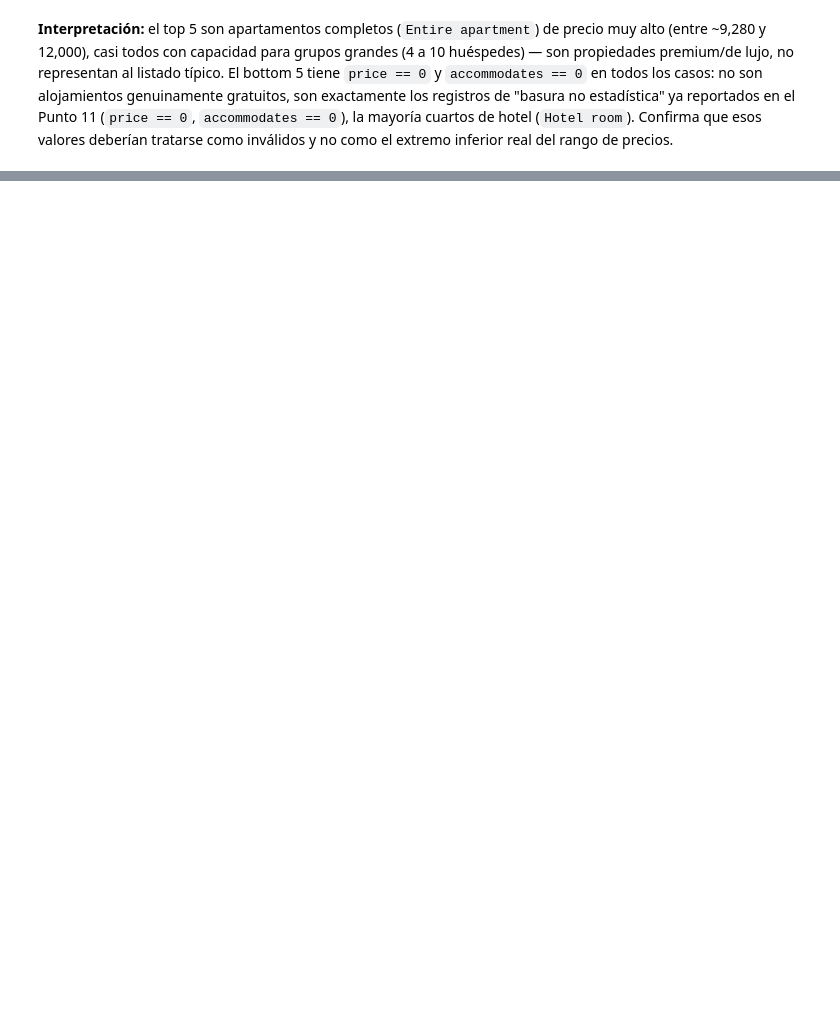
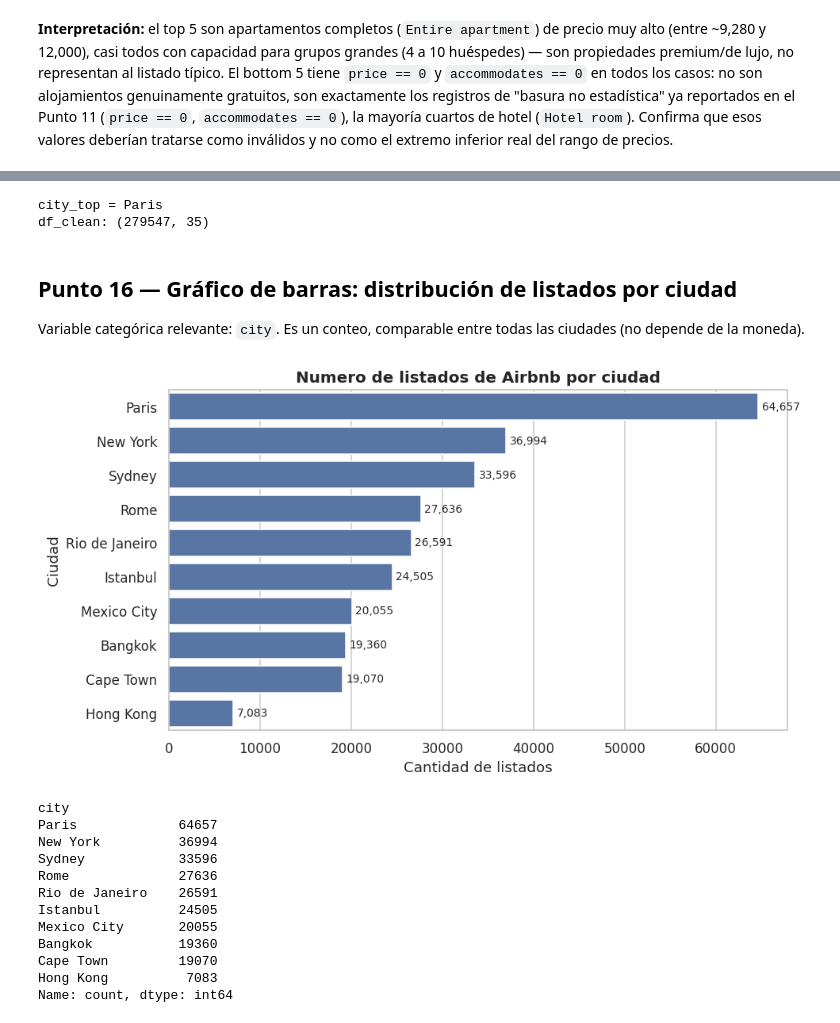
Before and after one commit to kepabonsaeafit/fundamentos-aa-2026, a Jupyter notebook: talleres/workshop1-eda/workshop1_eda.ipynb, the cells around one changed output, grey strips where cells are left out. Cells and saved outputs as stored; diff of their text form; code cells hidden in the pictures; blank space fills up the shorter version.

```diff
--- a/talleres/workshop1-eda/workshop1_eda.ipynb
+++ b/talleres/workshop1-eda/workshop1_eda.ipynb
@@ -798,0 +805,47 @@ Bottom 5 mas baratos en Paris:
+# %%
+# Configuracion comun de las graficas de la Fase 4
+import matplotlib.pyplot as plt
+import seaborn as sns
+
+sns.set_theme(style="whitegrid")
+plt.rcParams["figure.dpi"] = 110
+plt.rcParams["axes.titlesize"] = 13
+plt.rcParams["axes.titleweight"] = "bold"
+
+print("city_top =", city_top)          # definido en la Fase 1 (Punto 6)
+print("df_clean:", df_clean.shape)
+# %% [output]
+city_top = Paris
+df_clean: (279547, 35)
+# %% [markdown]
+## Punto 16 — Gráfico de barras: distribución de listados por ciudad
+
+Variable categórica relevante: `city`. Es un conteo, comparable entre todas las ciudades (no depende de la moneda).
+# %%
+conteo_ciudad = df_clean["city"].value_counts()
+
+fig, ax = plt.subplots(figsize=(9, 5))
+sns.barplot(x=conteo_ciudad.values, y=conteo_ciudad.index, color="#4C72B0", ax=ax)
+ax.set_title("Numero de listados de Airbnb por ciudad")
+ax.set_xlabel("Cantidad de listados")
+ax.set_ylabel("Ciudad")
+for i, v in enumerate(conteo_ciudad.values):
+    ax.text(v + 400, i, f"{v:,}", va="center", fontsize=9)
+plt.tight_layout()
+plt.show()
+
+print(conteo_ciudad)
+# %% [output]
+[figure, added]
+city
+Paris             64657
+New York          36994
+Sydney            33596
+Rome              27636
+Rio de Janeiro    26591
+Istanbul          24505
+Mexico City       20055
+Bangkok           19360
+Cape Town         19070
+Hong Kong          7083
+Name: count, dtype: int64
```
Also changed, not shown: parts of 25 cells of this notebook, 1 other file.
